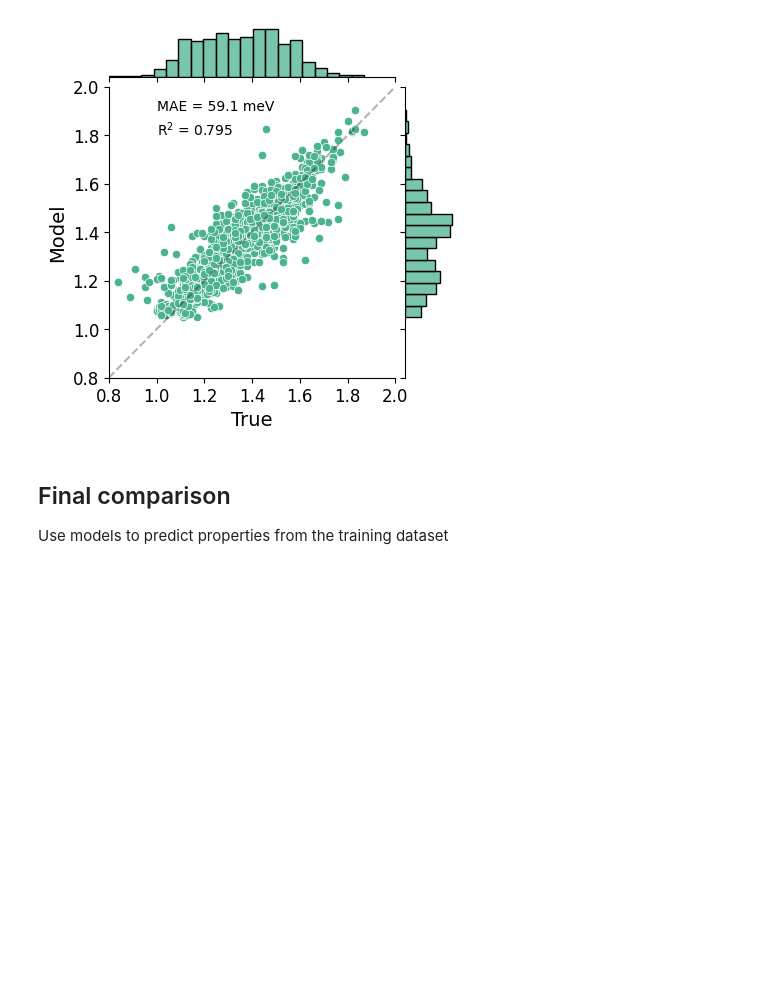
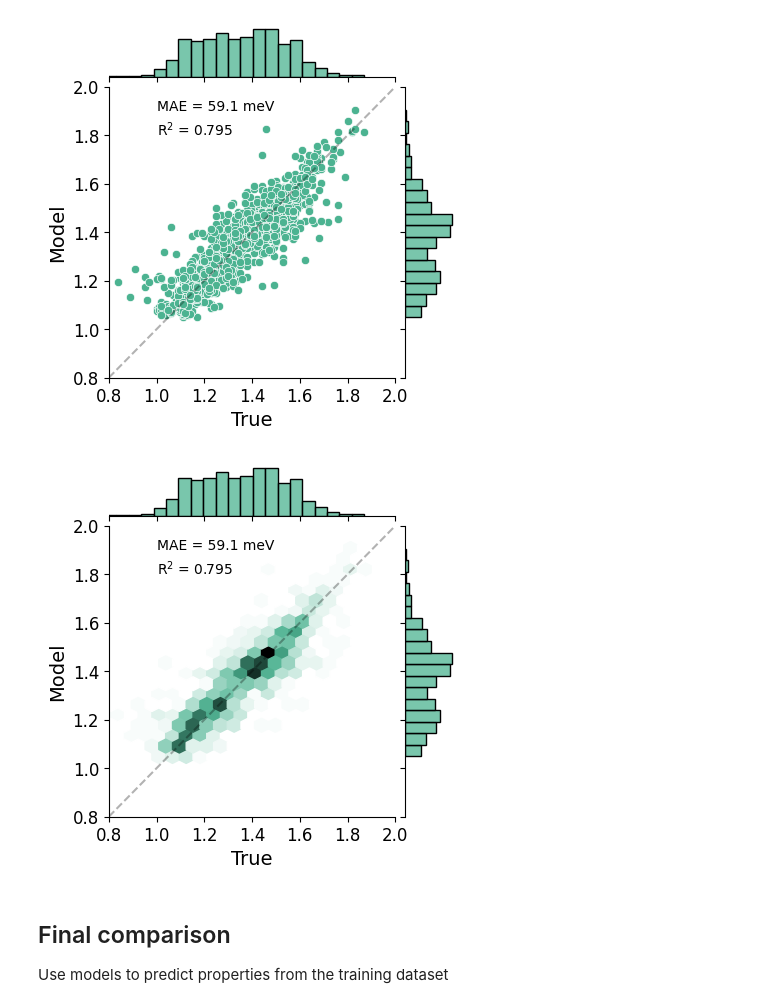
Before and after one commit to adisun94/DataScience, a Jupyter notebook: 4.MolRedPot_Prediction.ipynb, the cells around one changed output. Drawn from its saved outputs; the diff is of its cells as text; code cells hidden in the pictures; blank space fills up the shorter version.

Commit message:
hexagonal sns jointplot

```diff
--- a/4.MolRedPot_Prediction.ipynb
+++ b/4.MolRedPot_Prediction.ipynb
@@ -26,9 +26,9 @@ print('Target property shape: ',target.shape)
 Feature matrix shape:  (1089, 32)
 Target property shape:  (1089,)
 # %%
-def test_plot(data):
+def test_plot(data,kind='scatter'):
     df_l=pd.DataFrame({'True':target,'Model':data})
-    g=sns.jointplot(df_l,x='True',y='Model', kind="scatter", color="#4CB391")
+    g=sns.jointplot(df_l,x='True',y='Model', kind=kind, color="#4CB391")
     g.fig.set_size_inches((4,4))
     llim,ulim=0.8,2
     plt.plot([llim,ulim],[llim,ulim],c='k',ls='--',alpha=0.3)
@@ -74,6 +74,10 @@ t_NN=t_NN.flatten()
 test_plot(t_NN)
 # %% [output]
 [figure]
+# %%
+test_plot(t_NN,'hex')
+# %% [output]
+[figure, added]
 # %% [markdown]
 ## Final comparison
 Use models to predict properties from the training dataset
```
Also changed, not shown: parts of 1 cell of this notebook.
